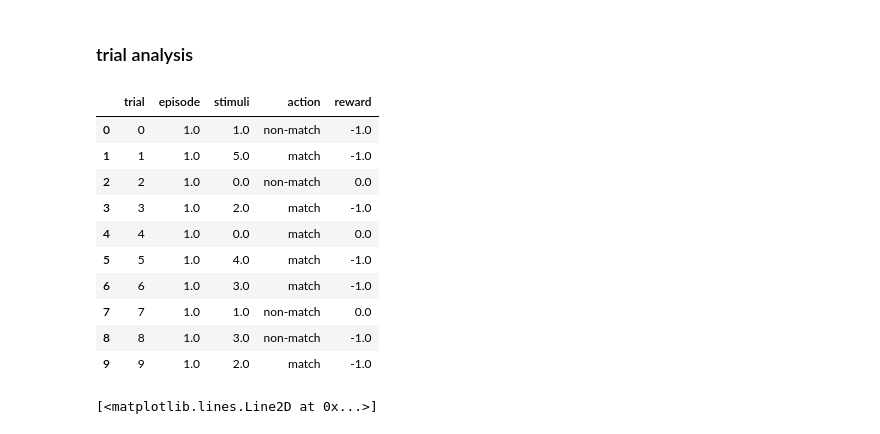
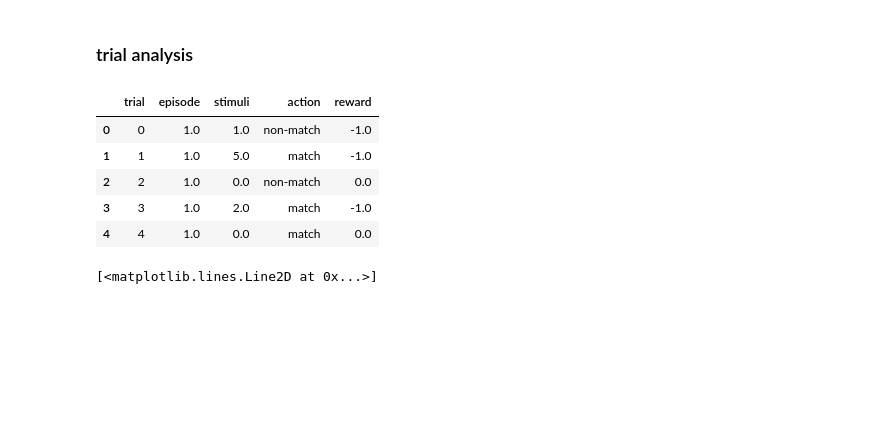
Before and after one commit to lynn0503/NMA2022DL_Mohinga_Project, a Jupyter notebook: human_rl_v2.ipynb, the cells around one changed output. Saved outputs shown, nothing was run; the diff lists cells and outputs as text; code cells hidden in the pictures; blank space fills up the shorter version.

```diff
--- a/human_rl_v2.ipynb
+++ b/human_rl_v2.ipynb
@@ -854,19 +847,14 @@ print(logs_dqn.tail(10))
 ### trial analysis
 # %%
 df=pd.read_csv('DRQN_2back_500episodes_32steps.csv')
-df.head(10)
+df.head()
 # %% [output]
 |  | trial | episode | stimuli | action | reward |
 | 0 | 0 | 1.0 | 1.0 | non-match | -1.0 |
 | 1 | 1 | 1.0 | 5.0 | match | -1.0 |
 | 2 | 2 | 1.0 | 0.0 | non-match | 0.0 |
 | 3 | 3 | 1.0 | 2.0 | match | -1.0 |
 | 4 | 4 | 1.0 | 0.0 | match | 0.0 |
-| 5 | 5 | 1.0 | 4.0 | match | -1.0 |
-| 6 | 6 | 1.0 | 3.0 | match | -1.0 |
-| 7 | 7 | 1.0 | 1.0 | non-match | 0.0 |
-| 8 | 8 | 1.0 | 3.0 | non-match | -1.0 |
-| 9 | 9 | 1.0 | 2.0 | match | -1.0 |
 # %%
 plt.plot(np.cumsum(df['reward']))
 # %% [output]
```
Also changed, not shown: parts of 19 cells of this notebook.
